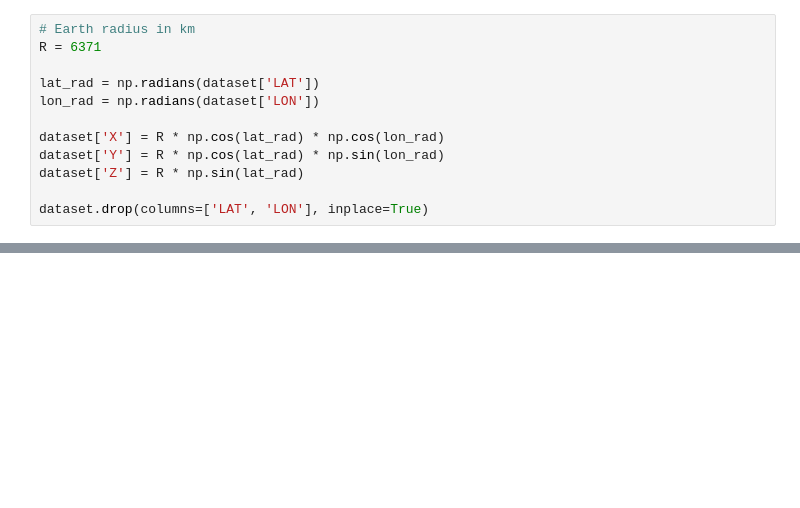
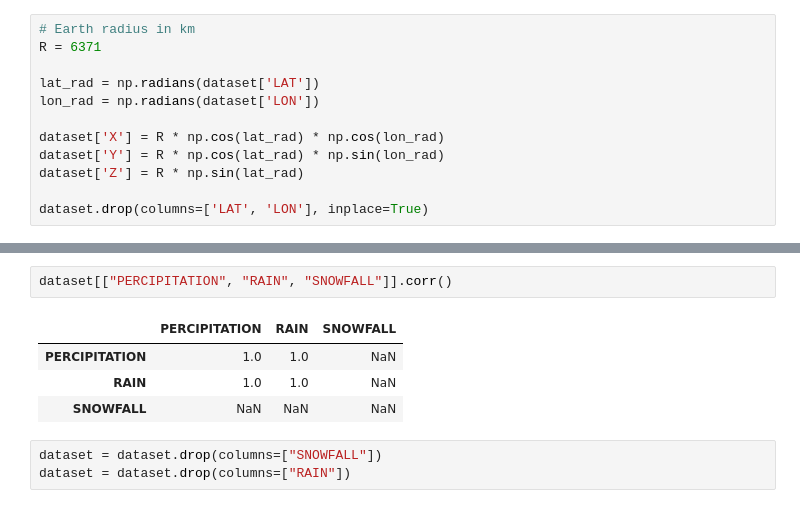
Before and after one commit to MilenaM06/LA-Crime-Analysis, a Jupyter notebook: notebooks/8_3_crime_prediction.ipynb, the cells around one changed output, grey strips where cells are left out. Saved outputs shown, nothing was run; the diff lists cells and outputs as text; blank space fills up the shorter version.

```diff
--- a/notebooks/8_3_crime_prediction.ipynb
+++ b/notebooks/8_3_crime_prediction.ipynb
@@ -144,0 +194,10 @@ dataset.head()
+# %%
+dataset[["PERCIPITATION", "RAIN", "SNOWFALL"]].corr()
+# %% [output]
+|  | PERCIPITATION | RAIN | SNOWFALL |
+| PERCIPITATION | 1.0 | 1.0 | NaN |
+| RAIN | 1.0 | 1.0 | NaN |
+| SNOWFALL | NaN | NaN | NaN |
+# %%
+dataset = dataset.drop(columns=["SNOWFALL"])
+dataset = dataset.drop(columns=["RAIN"])
```
Also changed, not shown: parts of 6 cells of this notebook.
